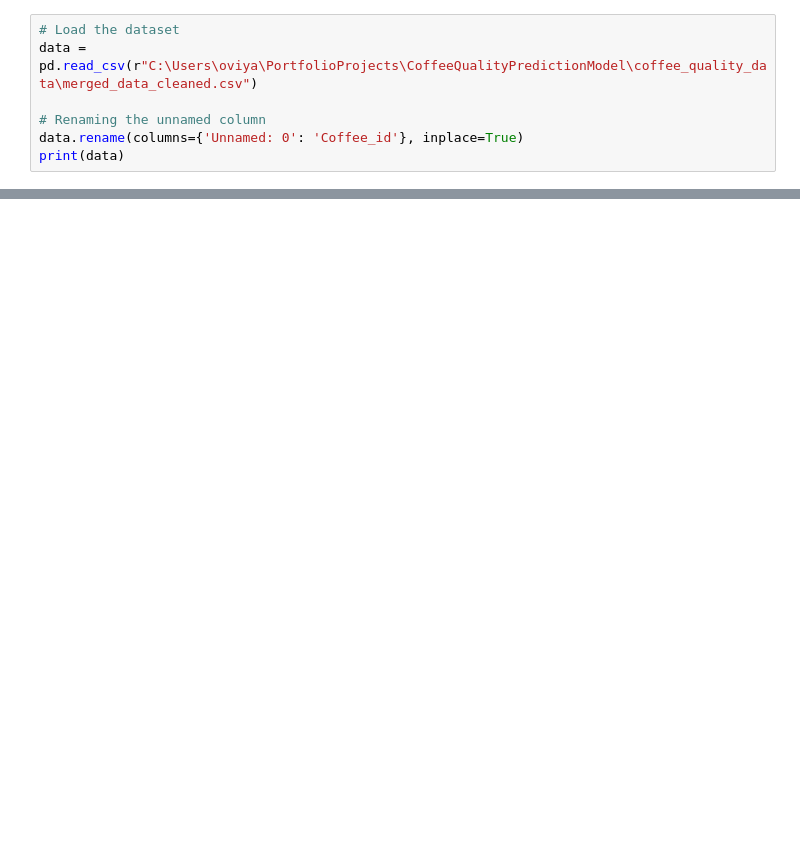
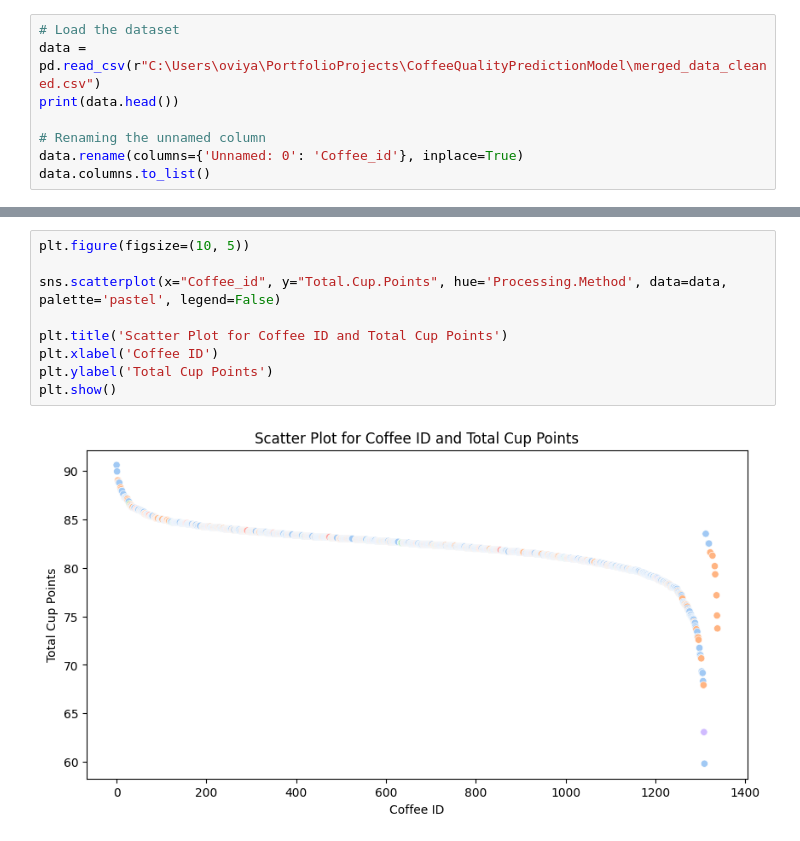
Before and after one commit to Ologesh1803/Coffee-Quality-Predictions, a Jupyter notebook: CoffeeQualityPredictionsNotebook.ipynb, the cells around one changed output, grey strips where cells are left out. Saved outputs shown, nothing was run; the diff lists cells and outputs as text; blank space fills up the shorter version.

Commit message:
Performed data exploration by plotting the dataset and finding information about the dataset.

```diff
--- a/CoffeeQualityPredictionsNotebook.ipynb
+++ b/CoffeeQualityPredictionsNotebook.ipynb
@@ -30,9 +36,10 @@ from sklearn.model_selection import train_test_split
 from sklearn import metrics
 # %%
 # Load the dataset
-data = pd.read_csv(r"C:\Users\oviya\PortfolioProjects\CoffeeQualityPredictionModel\coffee_quality_data\merged_data_cleaned.csv")
+data = pd.read_csv(r"C:\Users\oviya\PortfolioProjects\CoffeeQualityPredictionModel\merged_data_cleaned.csv")
+print(data.head())
 
 # Renaming the unnamed column
 data.rename(columns={'Unnamed: 0': 'Coffee_id'}, inplace=True)
-print(data)
+data.columns.to_list()
 # %% [output]
@@ -55,0 +158,11 @@ print(data)
+# %%
+plt.figure(figsize=(10, 5))
+
+sns.scatterplot(x="Coffee_id", y="Total.Cup.Points", hue='Processing.Method', data=data, palette='pastel', legend=False)
+
+plt.title('Scatter Plot for Coffee ID and Total Cup Points')
+plt.xlabel('Coffee ID')
+plt.ylabel('Total Cup Points')
+plt.show()
+# %% [output]
+[figure, added]
```
Also changed, not shown: parts of 12 cells of this notebook.
